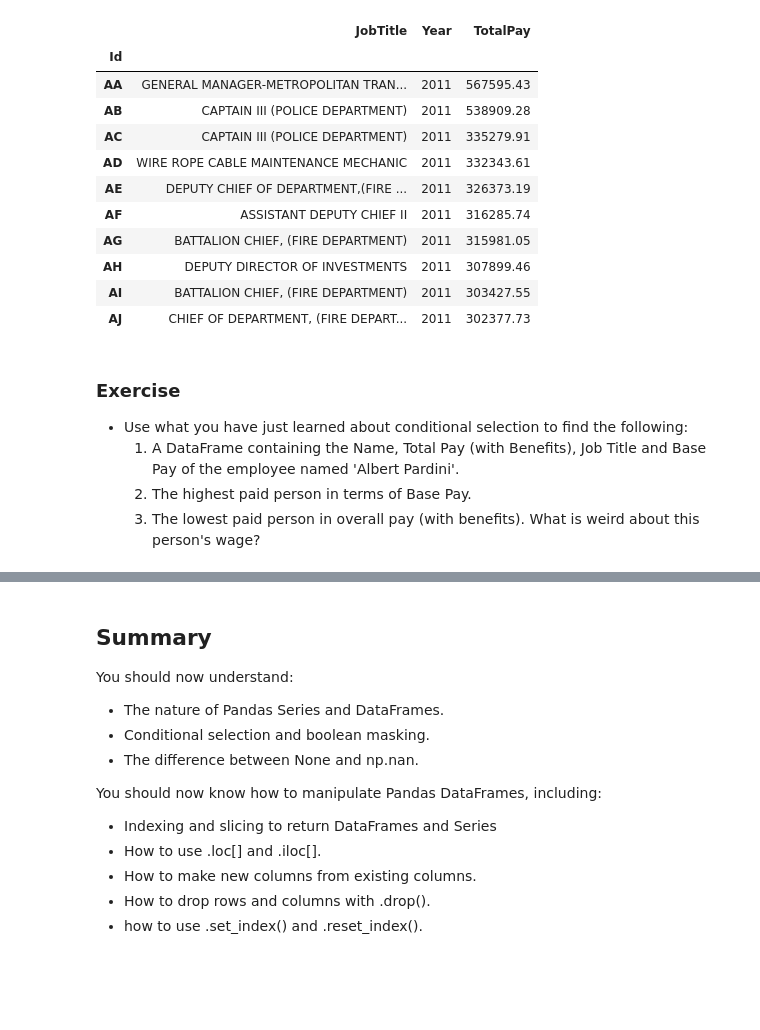
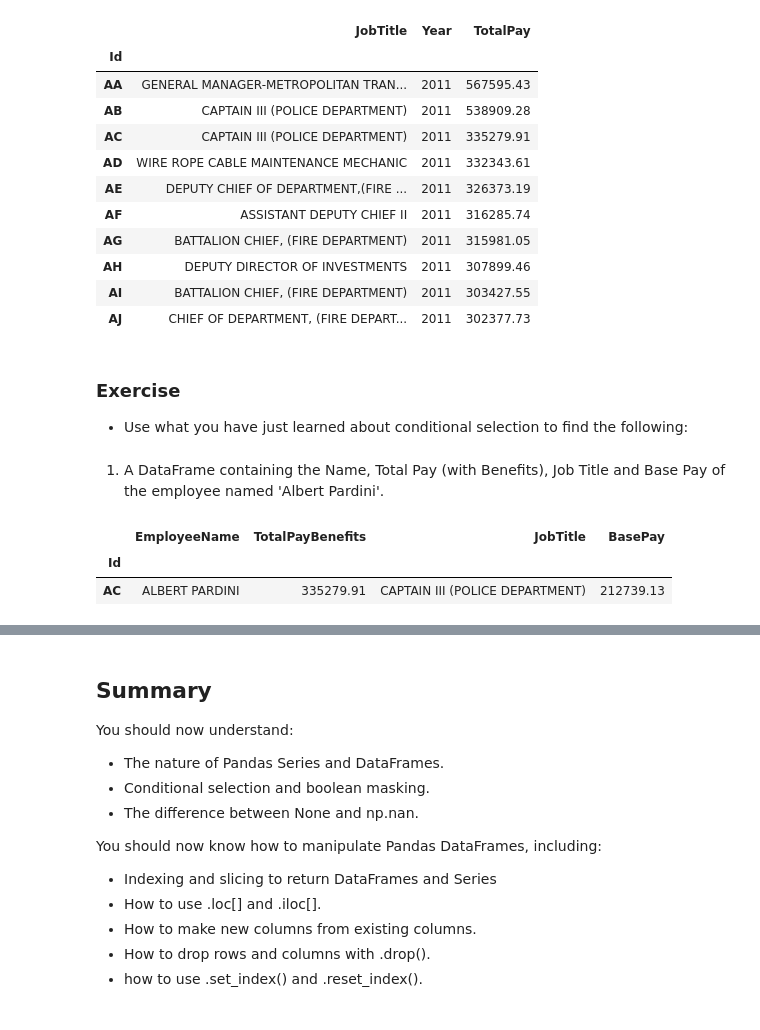
Before and after one commit to TataAndBigData/Practical-ML-DS, a Jupyter notebook: Chapter 2. Python for Data Scientists/Module 4. Data Formats and Pandas/1. Intro to Pandas.ipynb, the cells around one changed output, grey strips where cells are left out. Cells and saved outputs as stored; diff of their text form; code cells hidden in the pictures; blank space fills up the shorter version.

```diff
--- a/Chapter 2. Python for Data Scientists/Module 4. Data Formats and Pandas/1. Intro to Pandas.ipynb
+++ b/Chapter 2. Python for Data Scientists/Module 4. Data Formats and Pandas/1. Intro to Pandas.ipynb
@@ -380,9 +384,14 @@ sf_sal[sf_sal["TotalPay"] > 300000][["JobTitle", "Year", "TotalPay"]]
 | AH | DEPUTY DIRECTOR OF INVESTMENTS | 2011 | 307899.46 |
 | AI | BATTALION CHIEF, (FIRE DEPARTMENT) | 2011 | 303427.55 |
 | AJ | CHIEF OF DEPARTMENT, (FIRE DEPART... | 2011 | 302377.73 |
+# %% [markdown]
+### Exercise
+- Use what you have just learned about conditional selection to find the following:
 # %% [markdown]
-### Exercise
-- Use what you have just learned about conditional selection to find the following:
-    1. A DataFrame containing the Name, Total Pay (with Benefits), Job Title and Base Pay of the employee named 'Albert Pardini'.
-    2. The highest paid person in terms of Base Pay.
-    3. The lowest paid person in overall pay (with benefits). What is weird about this person's wage?
+1. A DataFrame containing the Name, Total Pay (with Benefits), Job Title and Base Pay of the employee named 'Albert Pardini'.
+# %%
+sf_sal[sf_sal['EmployeeName']=='ALBERT PARDINI'][['EmployeeName', 'TotalPayBenefits', 'JobTitle', 'BasePay']]
+# %% [output]
+|  | EmployeeName | TotalPayBenefits | JobTitle | BasePay |
+| Id |  |  |  |  |
+| AC | ALBERT PARDINI | 335279.91 | CAPTAIN III (POLICE DEPARTMENT) | 212739.13 |
```
Also changed, not shown: parts of 10 cells of this notebook.
